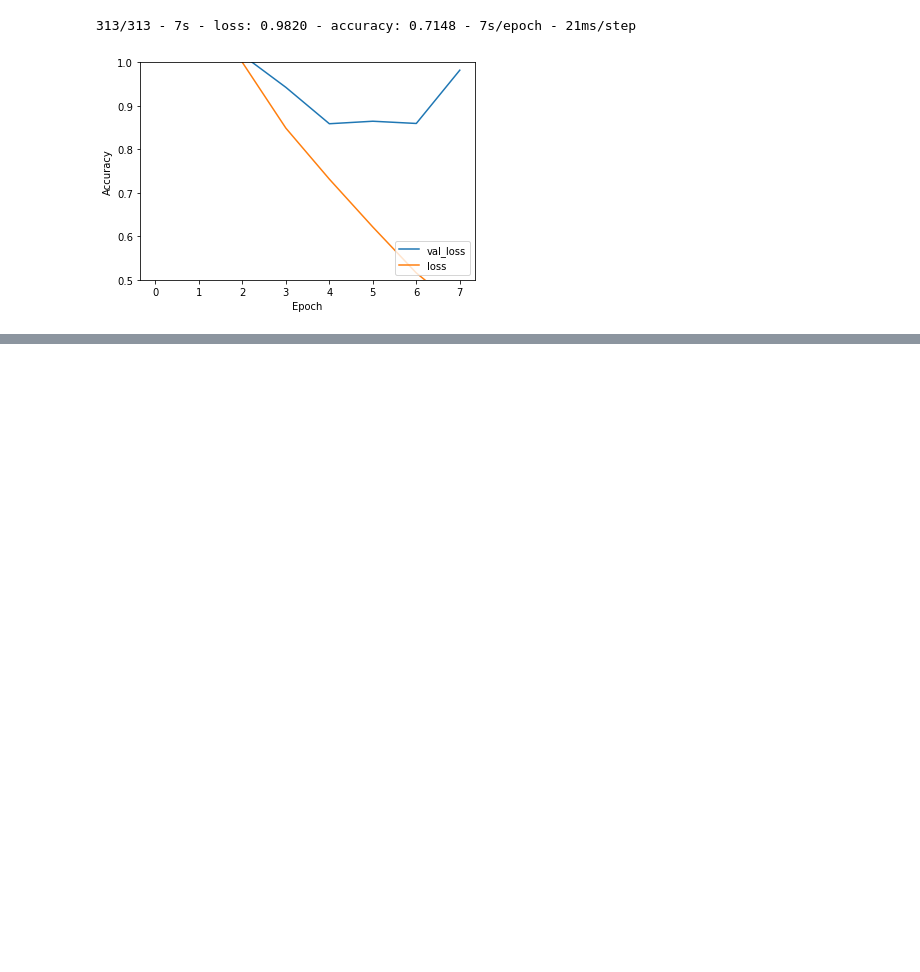
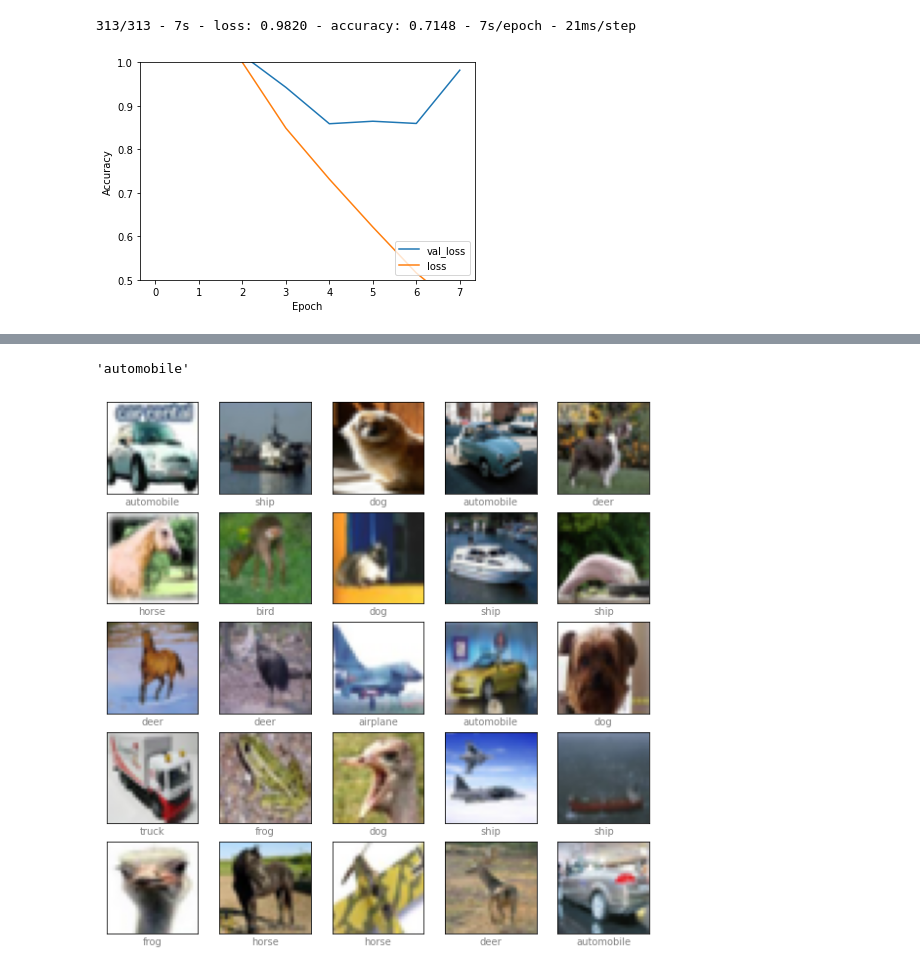
Before and after one commit to sssskipjack/CIFAR-10-Classification-model, a Jupyter notebook: CIFAR-10-CLASSIFICATION.ipynb, the cells around one changed output, grey strips where cells are left out. Cells and saved outputs as stored; diff of their text form; code cells hidden in the pictures; blank space fills up the shorter version.

```diff
--- a/CIFAR-10-CLASSIFICATION.ipynb
+++ b/CIFAR-10-CLASSIFICATION.ipynb
@@ -538,0 +543,2 @@ test_loss, test_acc = model.evaluate(X_test,  y_test, verbose=2)
+# %%
+predictions = model.predict(X_test)
@@ -538,0 +549,18 @@ test_loss, test_acc = model.evaluate(X_test,  y_test, verbose=2)
+# %%
+image = X_test[0]
+keys[np.argmax(predictions[0])].decode("utf-8")
+# %% [output]
+'automobile'
+# %%
+plt.figure(figsize=(10,10))
+for i in range(25):
+    plt.subplot(5,5,i+1)
+    plt.xticks([])
+    plt.yticks([])
+    plt.grid(False)
+    plt.imshow(X_test[i])
+    plt.xlabel(keys[np.argmax(predictions[i])].decode("utf-8"), color = "gray")
+
+plt.show()
+# %% [output]
+[figure, added]
```
Also changed, not shown: parts of 3 cells of this notebook, 2 other files.
